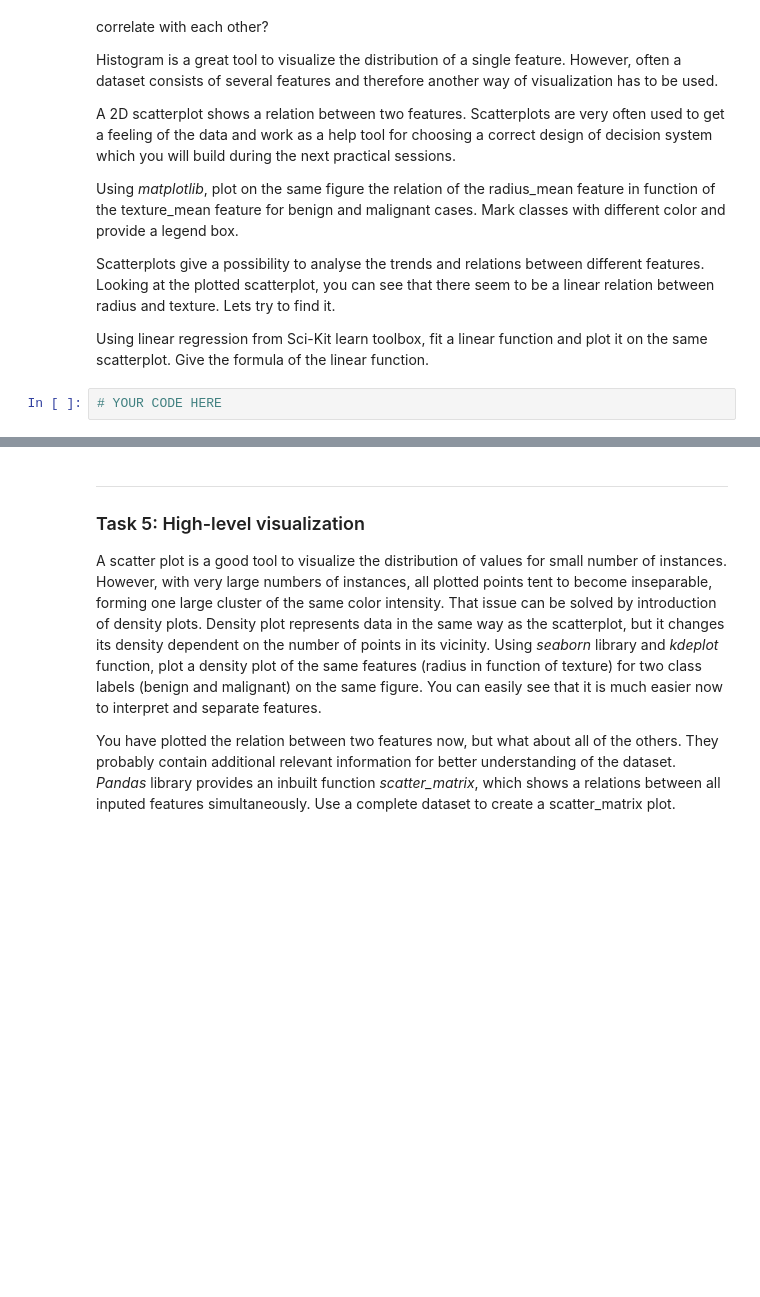
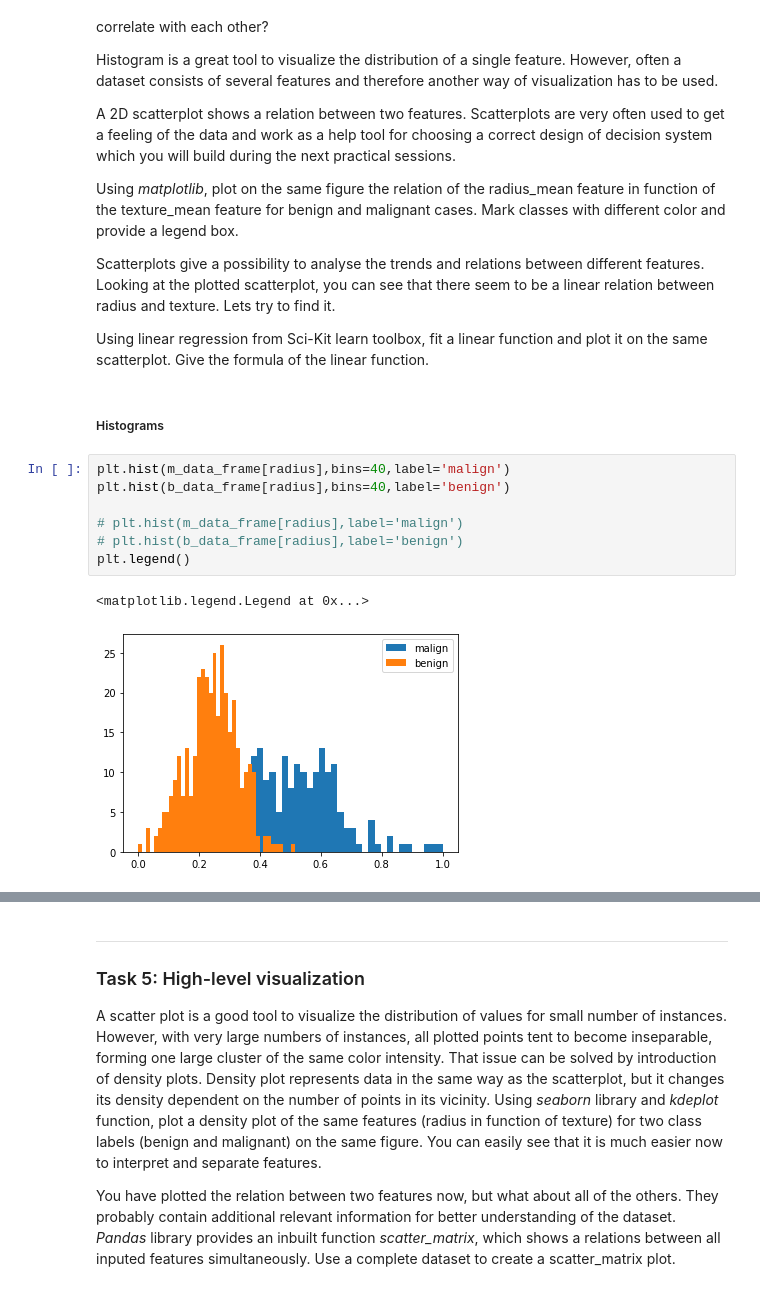
Before and after one commit to nik1168/clinical-decision-support-systems-exercises, a Jupyter notebook: WPO1/WPO1-Student.ipynb, the cells around one changed output, grey strips where cells are left out. Drawn from its saved outputs; the diff is of its cells as text; blank space fills up the shorter version.

```diff
--- a/WPO1/WPO1-Student.ipynb
+++ b/WPO1/WPO1-Student.ipynb
@@ -137,5 +478,15 @@ Using *matplotlib*, plot on the same figure the relation of the radius_mean feat
 Scatterplots give a possibility to analyse the trends and relations between different features. Looking at the plotted scatterplot, you can see that there seem to be a linear relation between radius and texture. Lets try to find it.
 
 Using linear regression from Sci-Kit learn toolbox, fit a linear function and plot it on the same scatterplot. Give the formula of the linear function.
-# %%
-# YOUR CODE HERE
+# %% [markdown]
+##### Histograms
+# %%
+plt.hist(m_data_frame[radius],bins=40,label='malign')
+plt.hist(b_data_frame[radius],bins=40,label='benign')
+
+# plt.hist(m_data_frame[radius],label='malign')
+# plt.hist(b_data_frame[radius],label='benign')
+plt.legend()
+# %% [output]
+<matplotlib.legend.Legend at 0x...>
+[figure, added]
```
Also changed, not shown: parts of 63 cells of this notebook, 3 other files.
